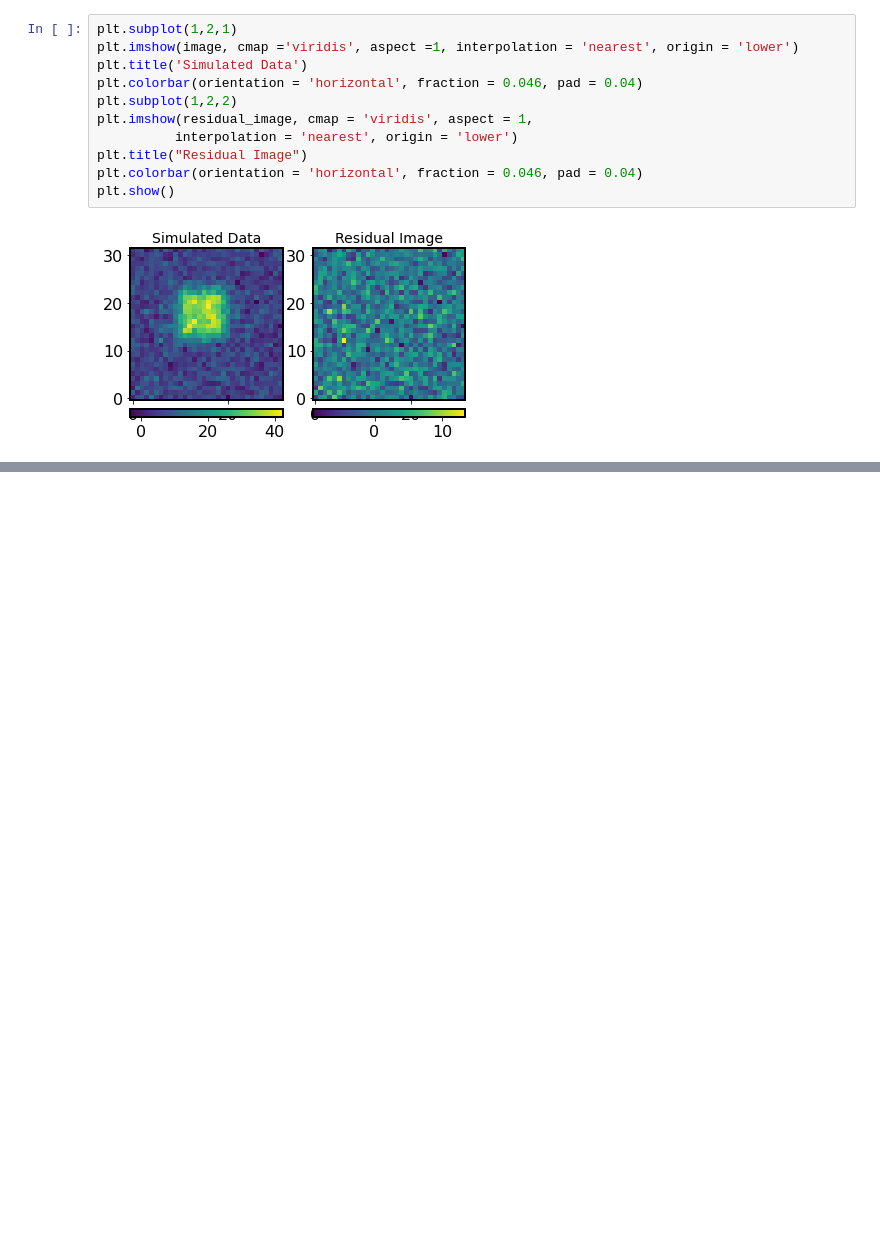
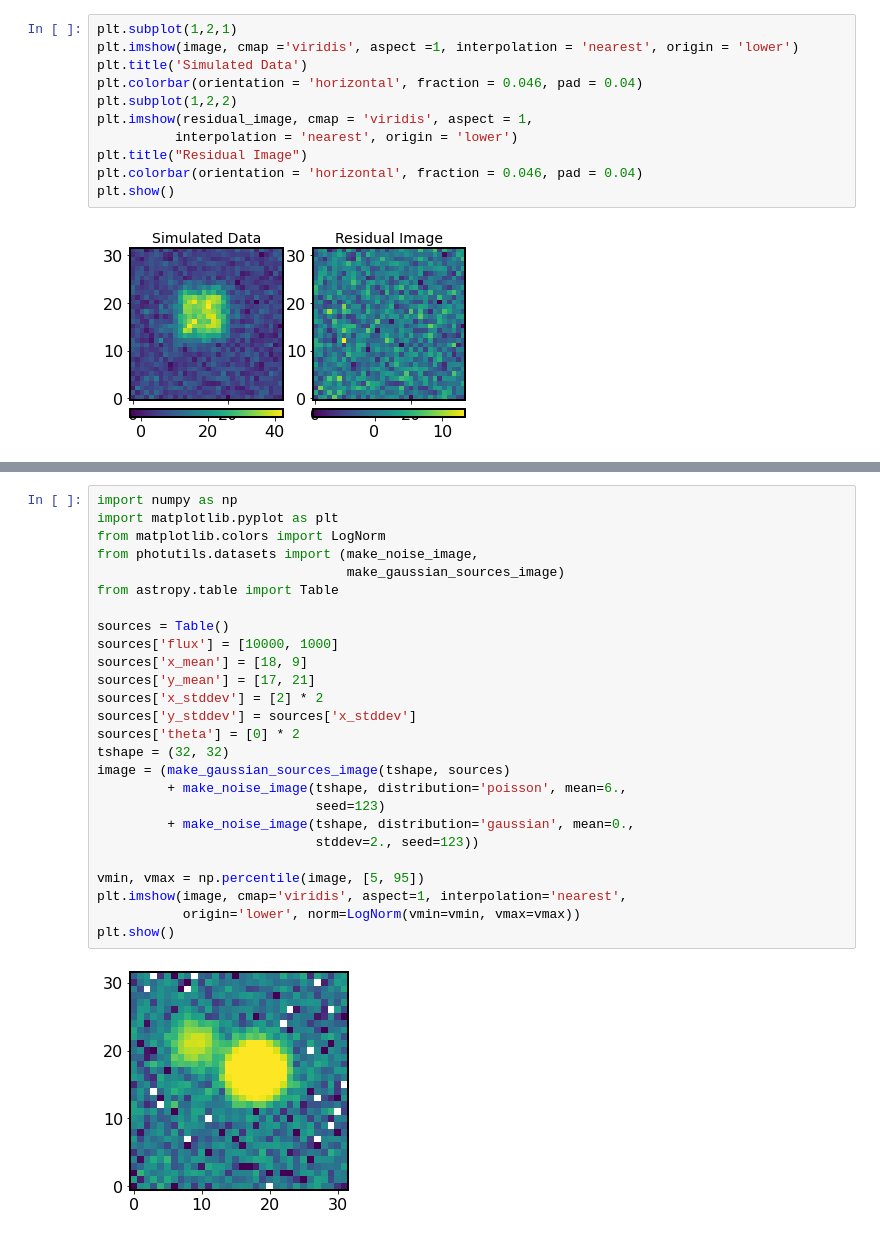
Before and after one commit to cruzcrue/Research, a Jupyter notebook: Astro8824/tutorialphotutils.ipynb, the cells around one changed output, grey strips where cells are left out. Saved outputs shown, nothing was run; the diff lists cells and outputs as text; blank space fills up the shorter version.

```diff
--- a/Astro8824/tutorialphotutils.ipynb
+++ b/Astro8824/tutorialphotutils.ipynb
@@ -254,0 +326,28 @@ plt.show()
+# %%
+import numpy as np
+import matplotlib.pyplot as plt
+from matplotlib.colors import LogNorm
+from photutils.datasets import (make_noise_image,
+                                make_gaussian_sources_image)
+from astropy.table import Table
+
+sources = Table()
+sources['flux'] = [10000, 1000]
+sources['x_mean'] = [18, 9]
+sources['y_mean'] = [17, 21]
+sources['x_stddev'] = [2] * 2
+sources['y_stddev'] = sources['x_stddev']
+sources['theta'] = [0] * 2
+tshape = (32, 32)
+image = (make_gaussian_sources_image(tshape, sources)
+         + make_noise_image(tshape, distribution='poisson', mean=6.,
+                            seed=123)
+         + make_noise_image(tshape, distribution='gaussian', mean=0.,
+                            stddev=2., seed=123))
+
+vmin, vmax = np.percentile(image, [5, 95])
+plt.imshow(image, cmap='viridis', aspect=1, interpolation='nearest',
+           origin='lower', norm=LogNorm(vmin=vmin, vmax=vmax))
+plt.show()
+# %% [output]
+[figure, added]
```
Also changed, not shown: parts of 22 cells of this notebook, 4 other files.
